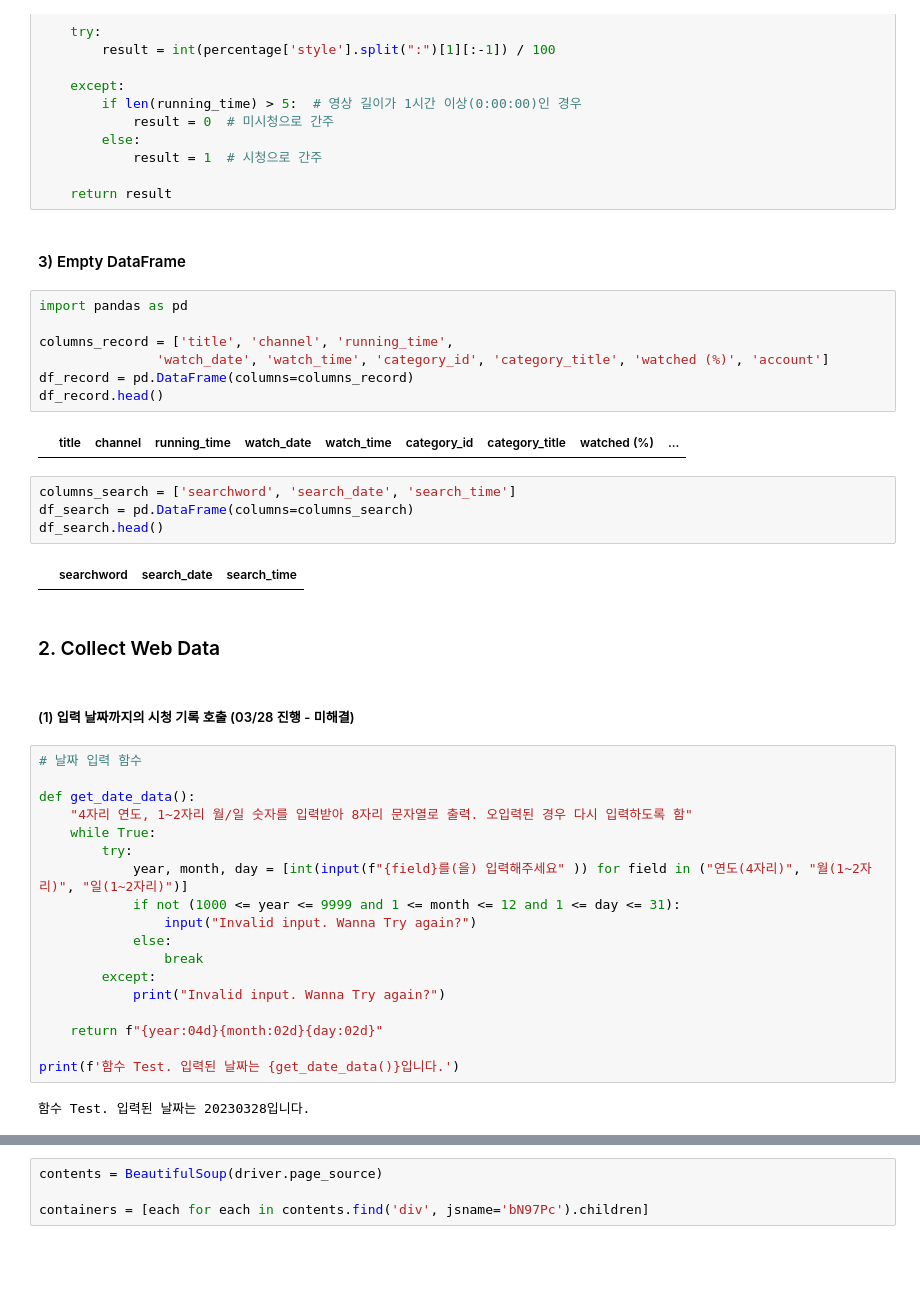
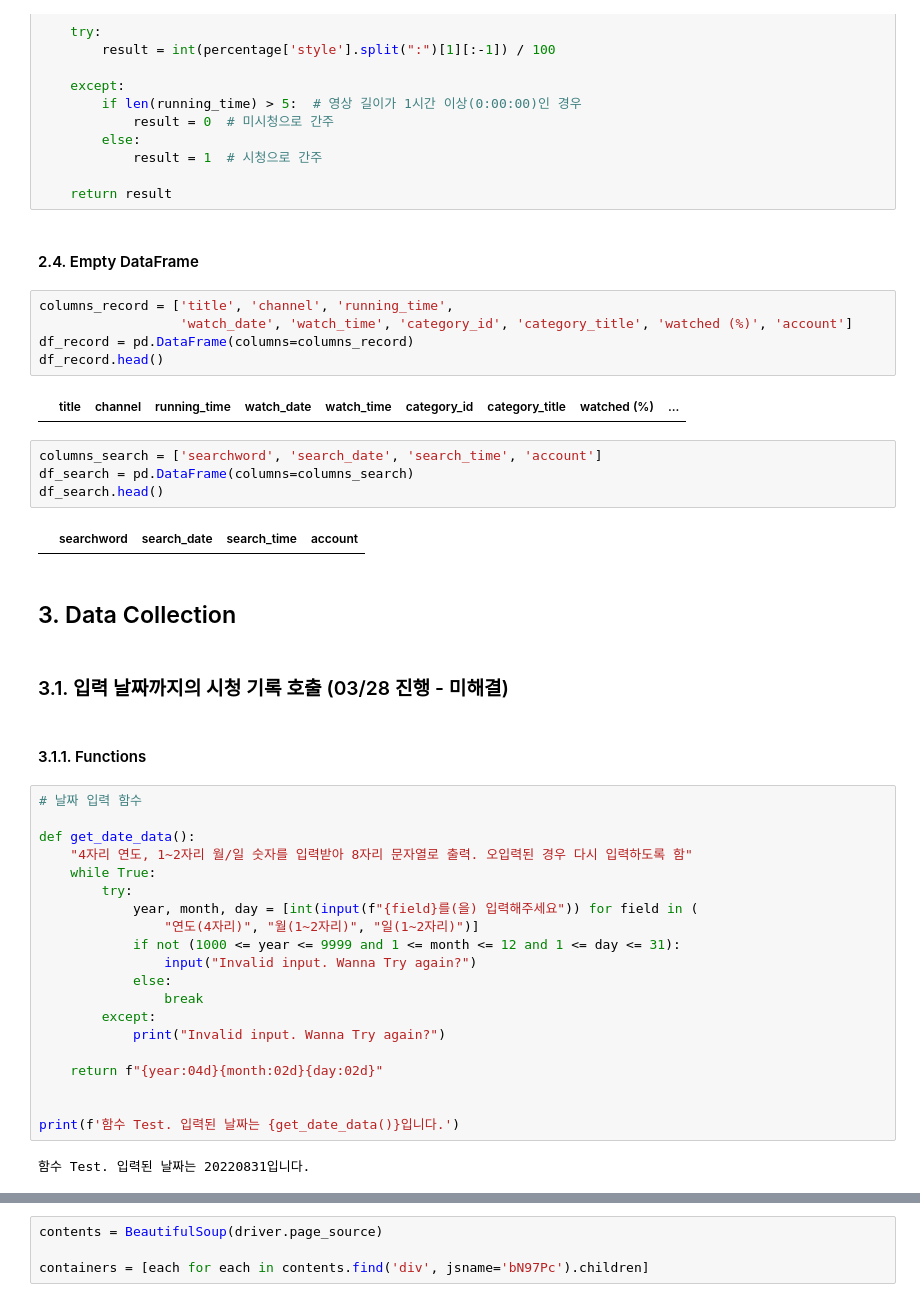
Before and after one commit to Jhwan-adV/side1_youtube, a Jupyter notebook: 001_Initial_Watch_Records.ipynb, the cells around one changed output, grey strips where cells are left out. Drawn from its saved outputs; the diff is of its cells as text; blank space fills up the shorter version.

```diff
--- a/001_Initial_Watch_Records.ipynb
+++ b/001_Initial_Watch_Records.ipynb
@@ -239,26 +241,26 @@ def classify_watched(content):
 
     return result
 # %% [markdown]
-#### 3) Empty DataFrame
+#### 2.4. Empty DataFrame
 # %%
-import pandas as pd
-
 columns_record = ['title', 'channel', 'running_time',
-               'watch_date', 'watch_time', 'category_id', 'category_title', 'watched (%)', 'account']
+                  'watch_date', 'watch_time', 'category_id', 'category_title', 'watched (%)', 'account']
 df_record = pd.DataFrame(columns=columns_record)
 df_record.head()
 # %% [output]
 |  | title | channel | running_time | watch_date | watch_time | category_id | category_title | watched (%) | ... |
 # %%
-columns_search = ['searchword', 'search_date', 'search_time']
+columns_search = ['searchword', 'search_date', 'search_time', 'account']
 df_search = pd.DataFrame(columns=columns_search)
 df_search.head()
 # %% [output]
-|  | searchword | search_date | search_time |
+|  | searchword | search_date | search_time | account |
-# %% [markdown]
-### 2. Collect Web Data
+# %% [markdown]
+## 3. Data Collection
 # %% [markdown]
-##### (1) 입력 날짜까지의 시청 기록 호출 (03/28 진행 - 미해결)
+### 3.1. 입력 날짜까지의 시청 기록 호출 (03/28 진행 - 미해결)
+# %% [markdown]
+#### 3.1.1. Functions
 # %%
 # 날짜 입력 함수
 
@@ -266,7 +268,8 @@ def get_date_data():
     "4자리 연도, 1~2자리 월/일 숫자를 입력받아 8자리 문자열로 출력. 오입력된 경우 다시 입력하도록 함"
     while True:
         try:
-            year, month, day = [int(input(f"{field}를(을) 입력해주세요" )) for field in ("연도(4자리)", "월(1~2자리)", "일(1~2자리)")]
+            year, month, day = [int(input(f"{field}를(을) 입력해주세요")) for field in (
+                "연도(4자리)", "월(1~2자리)", "일(1~2자리)")]
             if not (1000 <= year <= 9999 and 1 <= month <= 12 and 1 <= day <= 31):
                 input("Invalid input. Wanna Try again?")
             else:
@@ -276,9 +279,10 @@ def get_date_data():
 
     return f"{year:04d}{month:02d}{day:02d}"
 
+
 print(f'함수 Test. 입력된 날짜는 {get_date_data()}입니다.')
 # %% [output]
-함수 Test. 입력된 날짜는 20230328입니다.
+함수 Test. 입력된 날짜는 20220831입니다.
 # %%
 # 날짜 변환 함수
 
```
Also changed, not shown: parts of 52 cells of this notebook.
